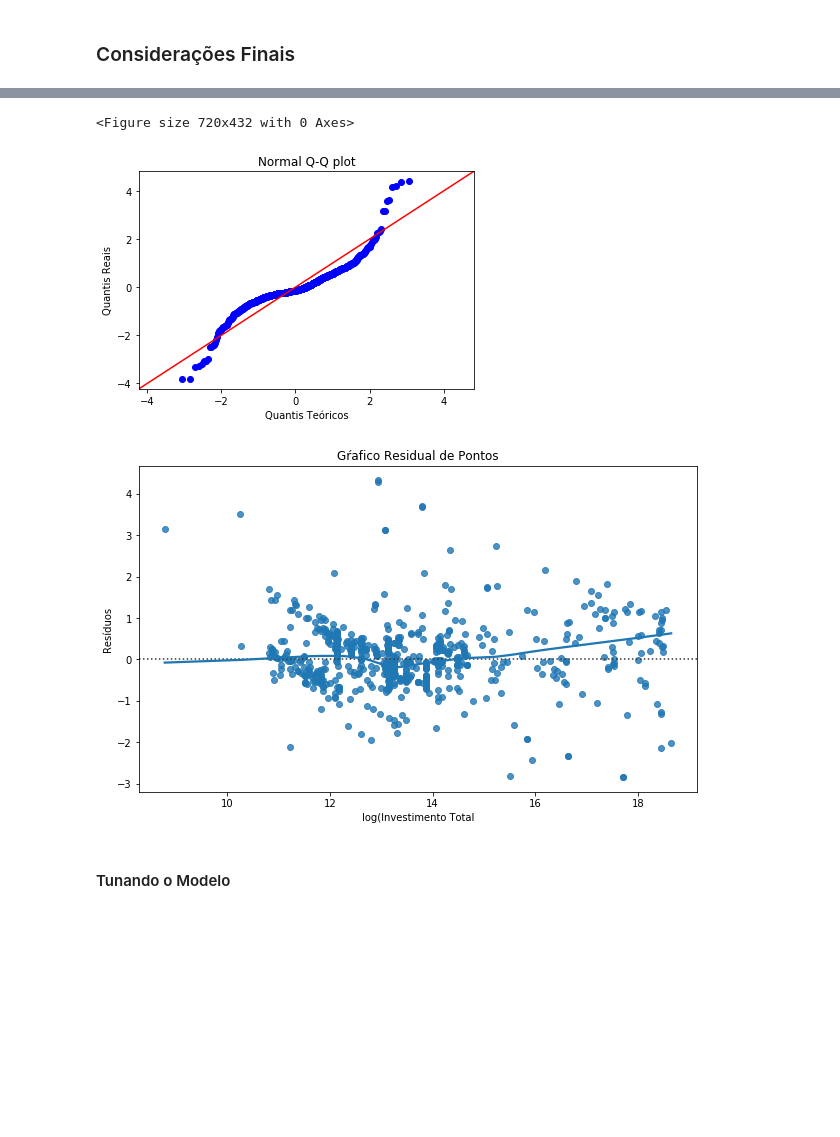
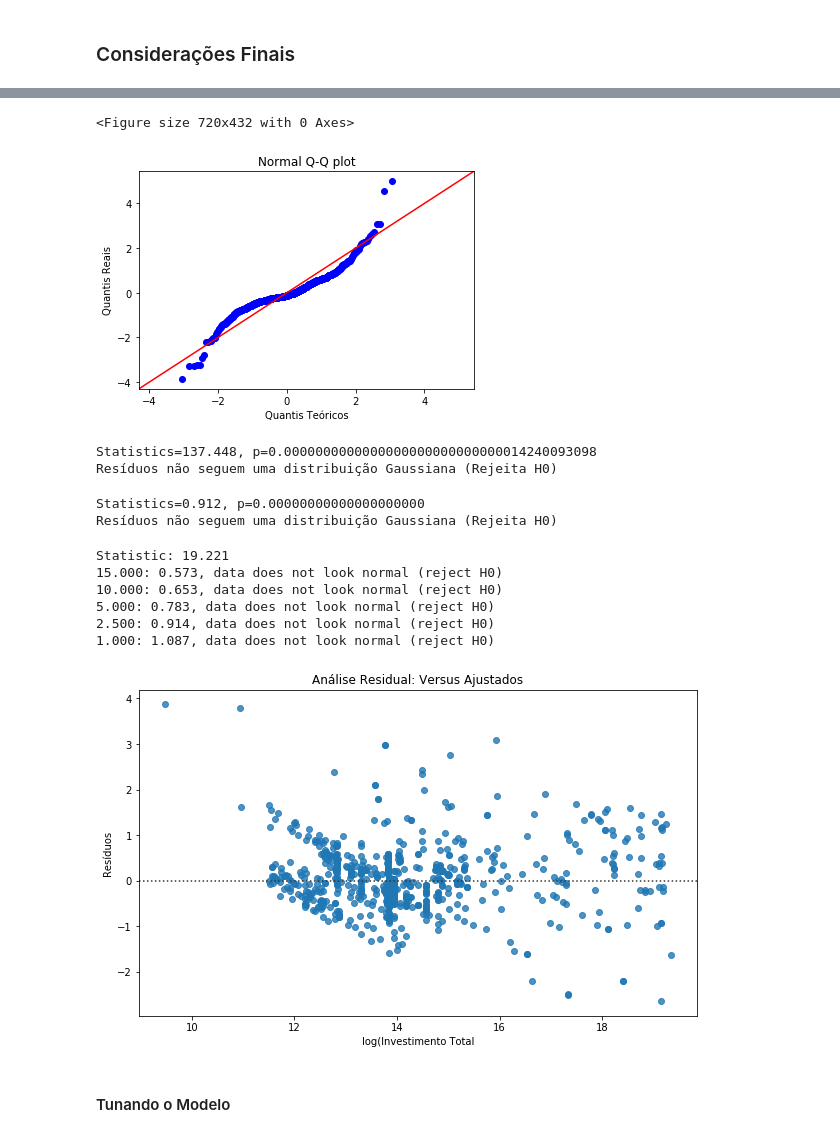
Before and after one commit to fredericoguerra/PAC, a Jupyter notebook: PAC.ipynb, the cells around one changed output, grey strips where cells are left out. Cells and saved outputs as stored; diff of their text form; code cells hidden in the pictures; blank space fills up the shorter version.

```diff
--- a/PAC.ipynb
+++ b/PAC.ipynb
@@ -217,3 +225,2 @@ Detectando Outliers a partir do __Z-score__
 # %%
-z = np.abs(stats.zscore(pacba17['investimento_total']))
-print(np.where(z >3))
+z = np.abs(stats.zscore(pacba17.investimento_total))
@@ -225,3 +227,6 @@ print(np.where(z >3))
 # %%
 pacba17 = pacba17[z<3]
-pacba17['log_investimento_total'] = np.log(pacba17['investimento_total'])
+#pacba17['log_investimento_total'] = stats.boxcox(pacba17.investimento_total, alpha=0.05)[0]
+#pacba17['log_investimento_total'] = np.log(pacba17['investimento_total'])
+pacba17['log_investimento_total'] = np.arcsinh(pacba17['investimento_total'])
+pacba17.log_investimento_total
@@ -629,5 +652,9 @@ print(RF.score(X_test,y_test))
 # %% [markdown]
 ### Considerações Finais
+# %%
+#GBR = GradientBoostingRegressor(random_state = 42)
+GBR.fit(X_train, y_train)
+y_pred = GBR.predict(X_test)
 # %%
 import seaborn as sns
 from scipy.stats import norm
@@ -669,20 +696,64 @@ plt.title("Normal Q-Q plot")
 plt.xlabel(u'Quantis Teóricos')
 plt.ylabel('Quantis Reais')
 plt.show()
-fig.savefig('Q-Q_plot.png')
+fig.savefig('./fig/Q-Q_plot.png')
 # %% [output]
 <Figure size 720x432 with 0 Axes>
-[figure, old version]
+[figure, new version]
+# %%
+from scipy.stats import shapiro,normaltest, anderson
+
+stat, p = normaltest(residuos)
+print('Statistics=%.3f, p=%.40f' % (stat, p))
+
+alpha = 0.05
+if p > alpha:
+    print('Resíduos seguem uma distribuição Gaussiana (Não Rejeita H0)')
+else:
+    print('Resíduos não seguem uma distribuição Gaussiana (Rejeita H0)')
+# %% [output]
+Statistics=137.448, p=0.0000000000000000000000000000014240093098
+Resíduos não seguem uma distribuição Gaussiana (Rejeita H0)
+# %%
+stat, p = shapiro(residuos)
+print('Statistics=%.3f, p=%.20f' % (stat, p))
+
+alpha = 0.05
+if p > alpha:
+    print('Resíduos seguem uma distribuição Gaussiana (Não Rejeita H0)')
+else:
+    print('Resíduos não seguem uma distribuição Gaussiana (Rejeita H0)')
+# %% [output]
+Statistics=0.912, p=0.00000000000000000000
+Resíduos não seguem uma distribuição Gaussiana (Rejeita H0)
+# %%
+# normality test
+result = anderson(residuos)
+print('Statistic: %.3f' % result.statistic)
+p = 0
+for i in range(len(result.critical_values)):
+	sl, cv = result.significance_level[i], result.critical_values[i]
+	if result.statistic < result.critical_values[i]:
+		print('%.3f: %.3f, data looks normal (fail to reject H0)' % (sl, cv))
+	else:
+		print('%.3f: %.3f, data does not look normal (reject H0)' % (sl, cv))
+# %% [output]
+Statistic: 19.221
+15.000: 0.573, data does not look normal (reject H0)
+10.000: 0.653, data does not look normal (reject H0)
+5.000: 0.783, data does not look normal (reject H0)
+2.500: 0.914, data does not look normal (reject H0)
+1.000: 1.087, data does not look normal (reject H0)
 # %%
 plt.figure(figsize=[10,6])
-fig = sns.residplot(x=y_test, y=y_pred, lowess=True)
-plt.title(u'Gŕafico Residual de Pontos')
+fig = sns.residplot(x=y_test, y=y_pred, lowess=False)
+plt.title(u'Análise Residual: Versus Ajustados')
 plt.xlabel(u'log(Investimento Total')
 plt.ylabel(u'Resíduos')
 plt.show()
 fig = fig.get_figure()
-fig.savefig('Residual_Pontos.png')
+fig.savefig('./fig/Residual_Pontos.png')
 # %% [output]
-[figure, old version]
+[figure, new version]
 # %% [markdown]
 #### Tunando o Modelo
```
Also changed, not shown: parts of 22 cells of this notebook, 18 other files.
